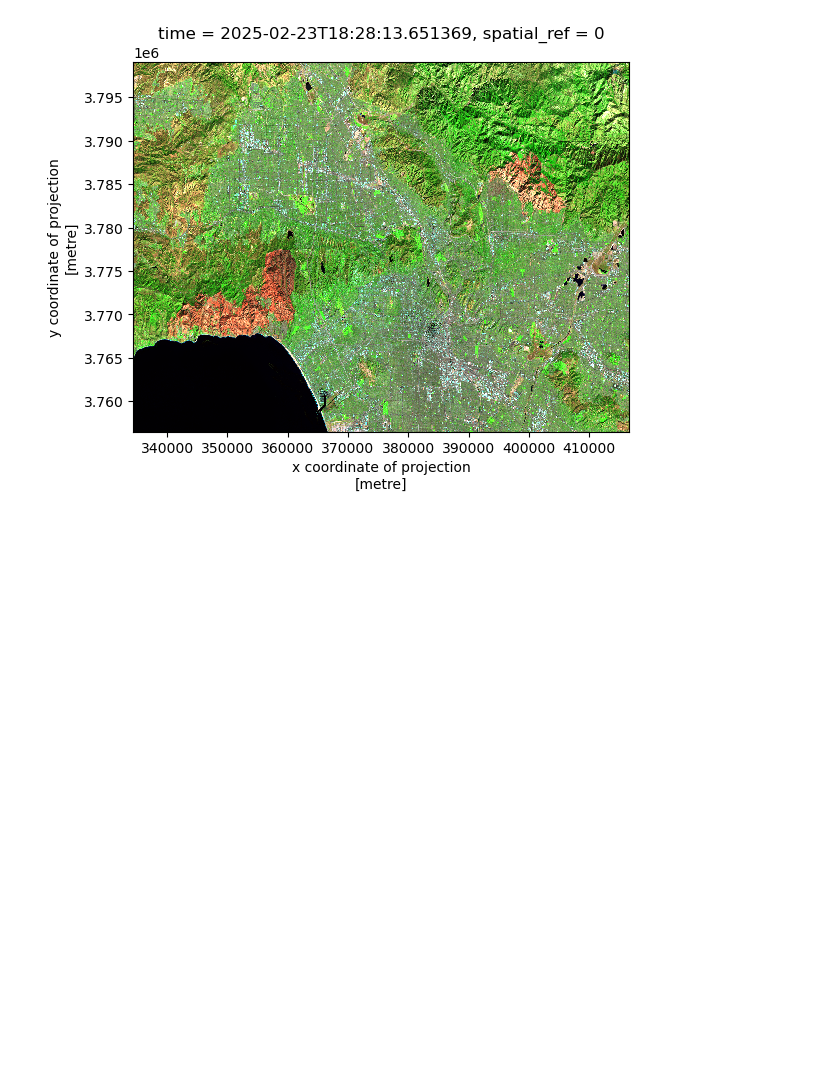
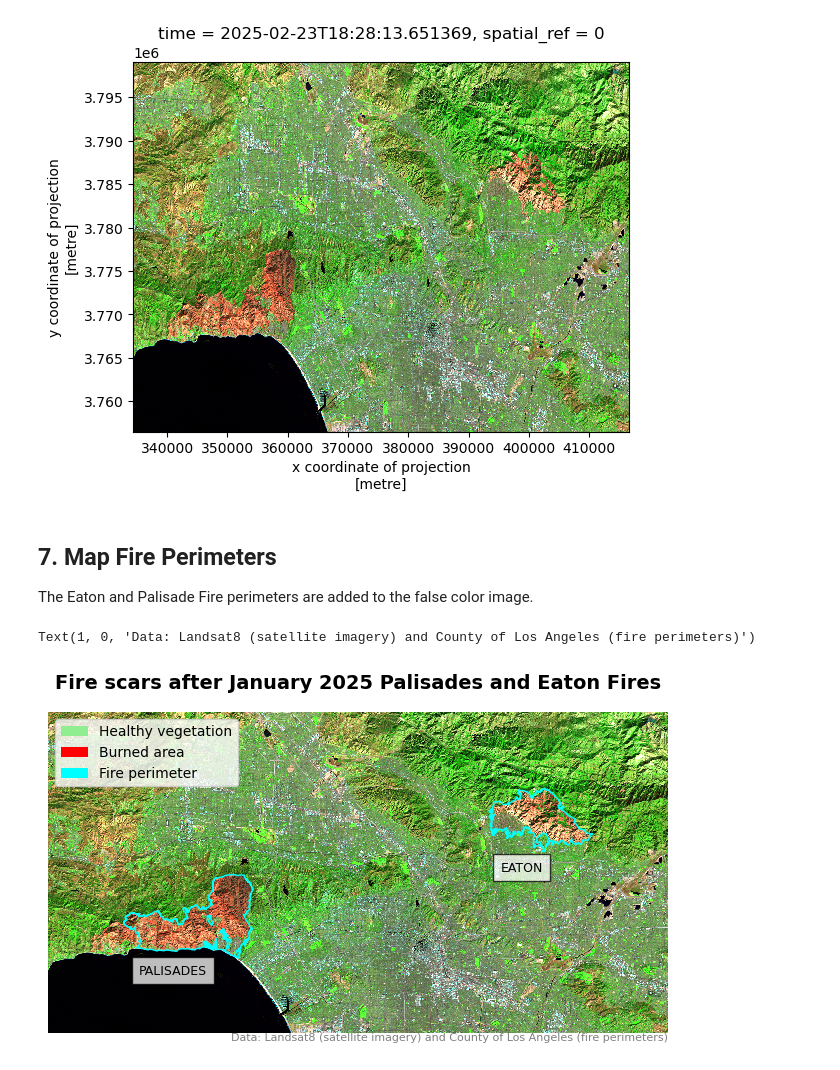
Before and after one commit to sarah-busby/eds220-hwk4, a Jupyter notebook: hwk4-task2-false-color-Busby.ipynb, the cells around one changed output. Drawn from its saved outputs; the diff is of its cells as text; code cells hidden in the pictures; blank space fills up the shorter version.

```diff
--- a/hwk4-task2-false-color-Busby.ipynb
+++ b/hwk4-task2-false-color-Busby.ipynb
@@ -138,3 +189,51 @@ landsat[['swir22', 'nir08', 'red']].to_dataarray().plot.imshow(robust=True)
 # %% [output]
 <matplotlib.image.AxesImage at 0x...>
 [figure]
+# %% [markdown]
+## 7. Map Fire Perimeters
+The Eaton and Palisade Fire perimeters are added to the false color image.
+# %%
+# Reproject perimeters to match CRS
+perimeters = perimeters.to_crs(landsat.rio.crs)
+assert perimeters.crs == landsat.rio.crs
+# %%
+# a. Map False color and fire perimeters
+
+# Set aspect ratio for map
+aspect_ratio = landsat.rio.width / landsat.rio.width
+
+# Initialize plot to aspect ratio size
+fig, ax = plt.subplots(figsize=(8*aspect_ratio, 8))
+
+ax.axis('off')
+
+# Plot landsat data
+landsat[['swir22', 'nir08', 'red']].to_dataarray().plot.imshow(robust=True)
+
+# Plot fire perimeters
+perimeters.plot(ax=ax,
+                color="none",
+                edgecolor="cyan",
+                linewidth=1
+               )
+
+ax.set_title("Fire scars after January 2025 Palisades and Eaton Fires", fontsize=14, fontweight='bold')
+
+# Add fire names to perimeters
+for x, y, name in zip(perimeters.centroid.x, perimeters.centroid.y, perimeters['fire_name']):
+    ax.text(x+700, y-7000, name, fontsize=9, ha='right', color='black', bbox={'facecolor':'white', 'pad':5, 'alpha':0.75})
+
+# Add legend
+plot_scale = [Patch(facecolor='lightgreen', label='Healthy vegetation'),
+              Patch(facecolor='red', label='Burned area'),
+              Patch(facecolor='cyan', label='Fire perimeter')
+             ]
+ax.legend(handles = plot_scale, loc = 'upper left')
+
+# Add data sources below the map
+ax.annotate("Data: Landsat8 (satellite imagery) and County of Los Angeles (fire perimeters)",
+            xy=(1, 0), xycoords='axes fraction',
+            ha='right', va='top', fontsize=8, color='gray')
+# %% [output]
+Text(1, 0, 'Data: Landsat8 (satellite imagery) and County of Los Angeles (fire perimeters)')
+[figure, added]
```
Also changed, not shown: parts of 23 cells of this notebook.
